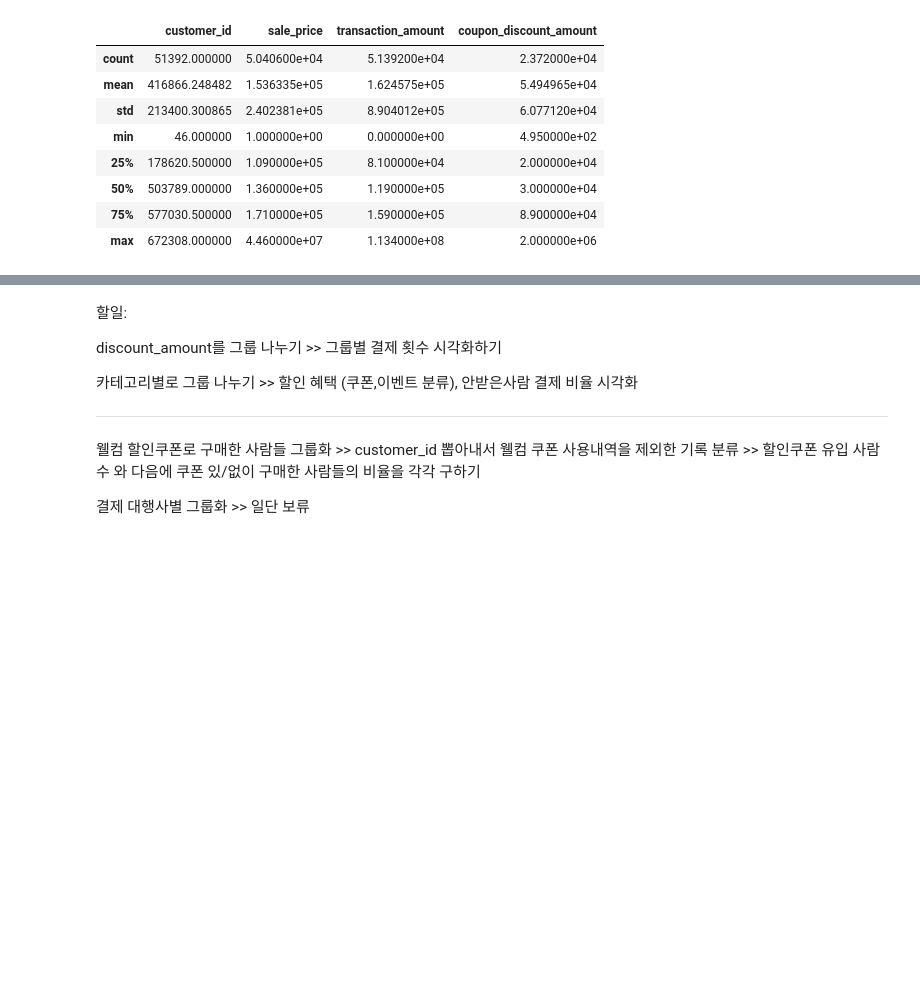
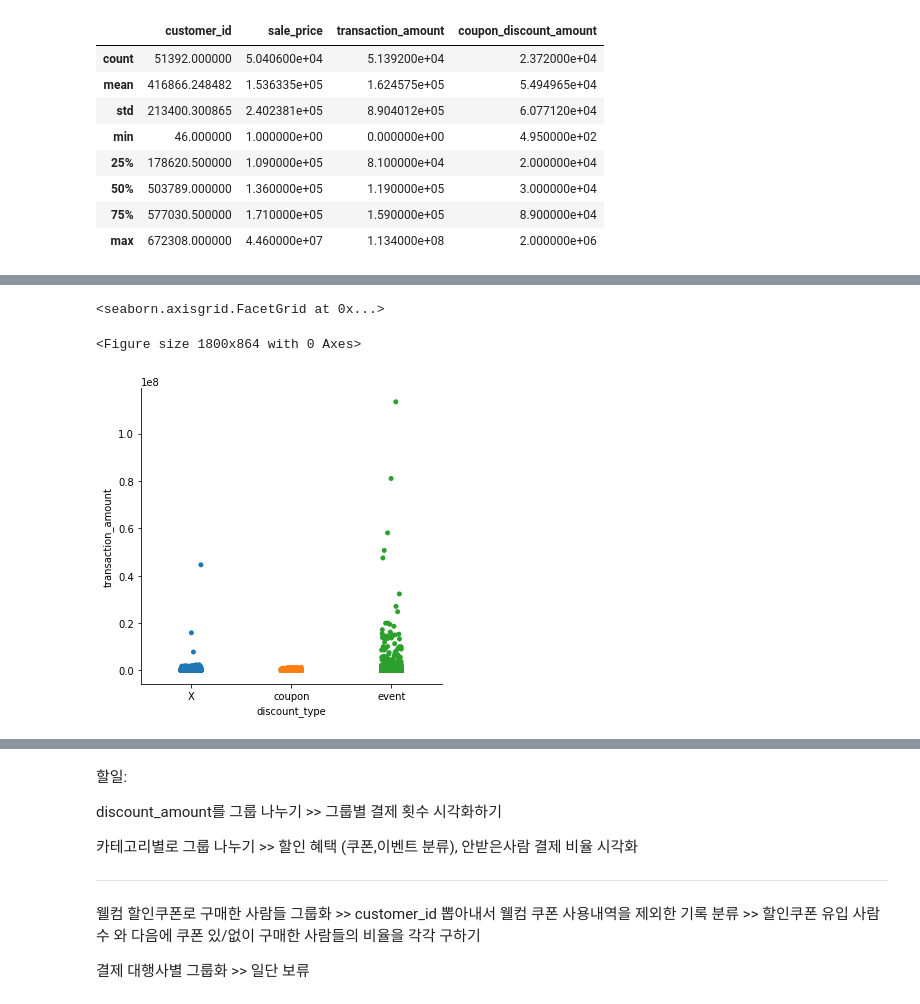
Before and after one commit to Kim-SeongSu/Self-study_and_Review, a Jupyter notebook: project/미니프로젝트_김성수.ipynb, the cells around one changed output, grey strips where cells are left out. Cells and saved outputs as stored; diff of their text form; code cells hidden in the pictures; blank space fills up the shorter version.

```diff
--- a/project/미니프로젝트_김성수.ipynb
+++ b/project/미니프로젝트_김성수.ipynb
@@ -375,0 +264,7 @@ df_onlypay2.describe()
+# %%
+fig = plt.figure(figsize=(25,12))
+sns.catplot(x= 'discount_type',y= 'transaction_amount',data = df_total_revenue)
+# %% [output]
+<seaborn.axisgrid.FacetGrid at 0x...>
+<Figure size 1800x864 with 0 Axes>
+[figure, added]
```
Also changed, not shown: parts of 41 cells of this notebook.
